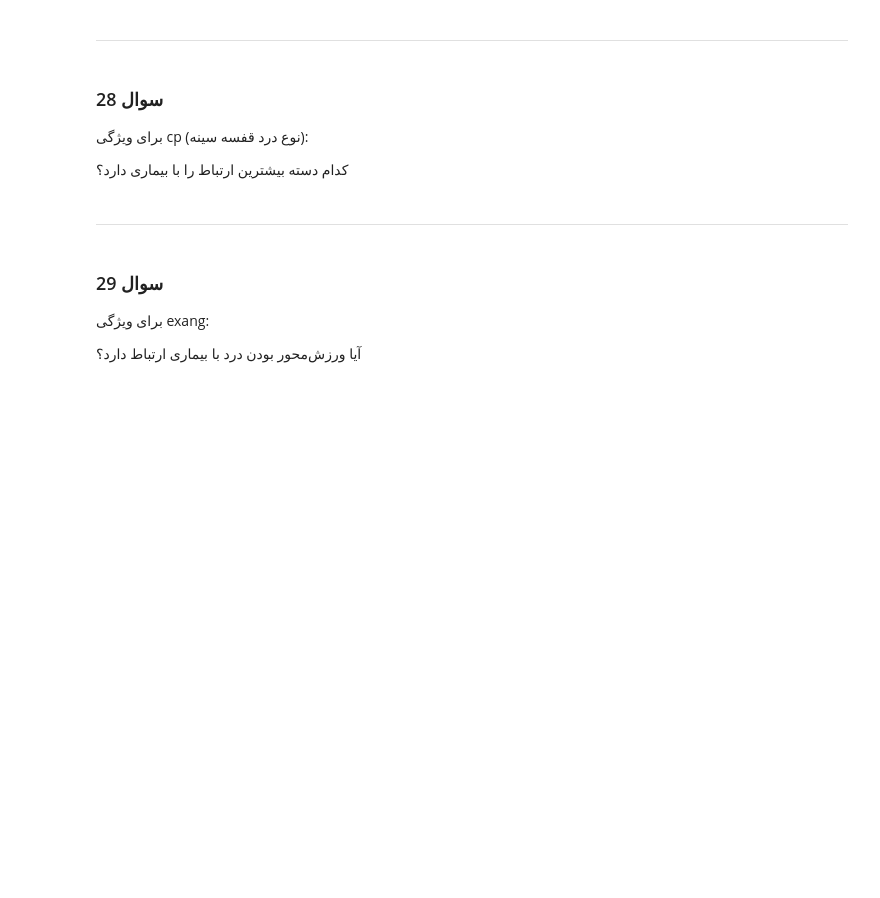
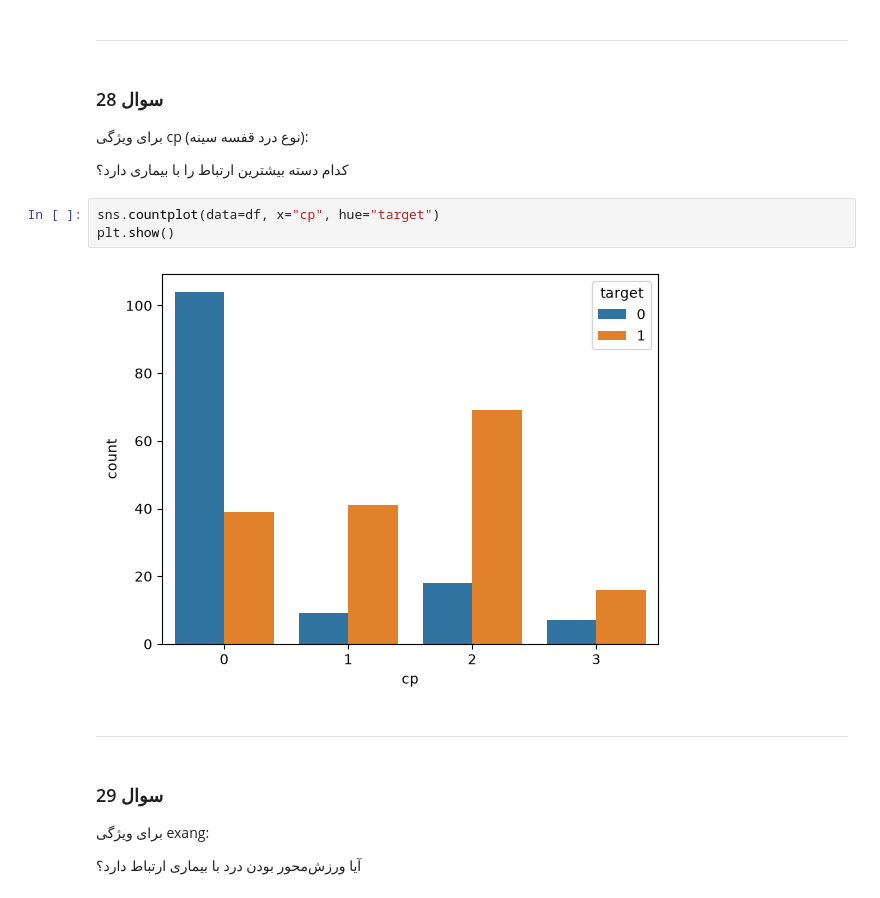
Before and after one commit to MehradAmiresmi/Data-Mining-Answer, a Jupyter notebook: task_1/001_data_understanding.ipynb, the cells around one changed output. Drawn from its saved outputs; the diff is of its cells as text; blank space fills up the shorter version.

```diff
--- a/task_1/001_data_understanding.ipynb
+++ b/task_1/001_data_understanding.ipynb
@@ -937,6 +971,11 @@ Cross Tab با target ایجاد کنید.
 برای ویژگی cp (نوع درد قفسه سینه):
 
 کدام دسته بیشترین ارتباط را با بیماری دارد؟
+# %%
+sns.countplot(data=df, x="cp", hue="target")
+plt.show()
+# %% [output]
+[figure, added]
 # %% [markdown]
 
 ---
```
Also changed, not shown: parts of 4 cells of this notebook.
